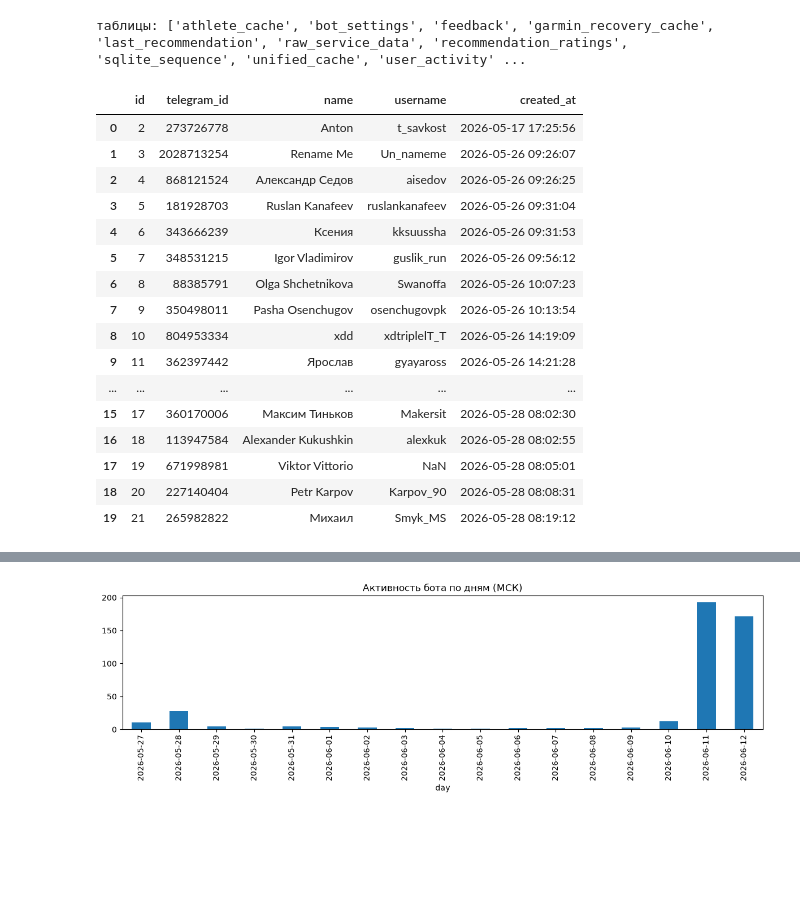
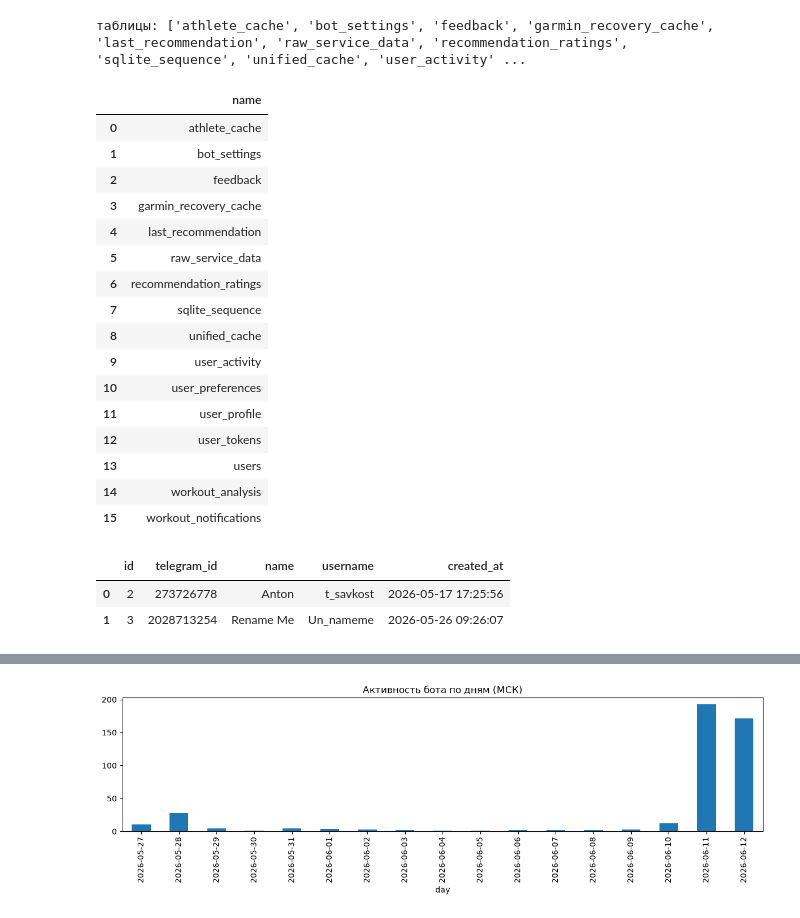
Before and after one commit to savkost-dev/running-bot, a Jupyter notebook: notebooks/start.ipynb, the cells around one changed output, grey strips where cells are left out. Cells and saved outputs as stored; diff of their text form; code cells hidden in the pictures; blank space fills up the shorter version.

```diff
--- a/notebooks/start.ipynb
+++ b/notebooks/start.ipynb
@@ -37,24 +47,30 @@ print("таблицы:", [r[0] for r in conn.execute(
     "SELECT name FROM sqlite_master WHERE type='table' ORDER BY name")])
 # %% [output]
 таблицы: ['athlete_cache', 'bot_settings', 'feedback', 'garmin_recovery_cache', 'last_recommendation', 'raw_service_data', 'recommendation_ratings', 'sqlite_sequence', 'unified_cache', 'user_activity' ...
+# %%
+pd.read_sql("SELECT name FROM sqlite_master WHERE type='table' ORDER BY name", conn)
+# %% [output]
+|  | name |
+| 0 | athlete_cache |
+| 1 | bot_settings |
+| 2 | feedback |
+| 3 | garmin_recovery_cache |
+| 4 | last_recommendation |
+| 5 | raw_service_data |
+| 6 | recommendation_ratings |
+| 7 | sqlite_sequence |
+| 8 | unified_cache |
+| 9 | user_activity |
+| 10 | user_preferences |
+| 11 | user_profile |
+| 12 | user_tokens |
+| 13 | users |
+| 14 | workout_analysis |
+| 15 | workout_notifications |
 # %%
 # Пример 1: юзеры
-pd.read_sql("SELECT * FROM users LIMIT 20", conn)
+pd.read_sql("SELECT * FROM users LIMIT 2", conn)
 # %% [output]
 |  | id | telegram_id | name | username | created_at |
 | 0 | 2 | 273726778 | Anton | t_savkost | 2026-05-17 17:25:56 |
 | 1 | 3 | 2028713254 | Rename Me | Un_nameme | 2026-05-26 09:26:07 |
-| 2 | 4 | 868121524 | Александр Седов | aisedov | 2026-05-26 09:26:25 |
-| 3 | 5 | 181928703 | Ruslan Kanafeev | ruslankanafeev | 2026-05-26 09:31:04 |
-| 4 | 6 | 343666239 | Ксения | kksuussha | 2026-05-26 09:31:53 |
-| 5 | 7 | 348531215 | Igor Vladimirov | guslik_run | 2026-05-26 09:56:12 |
-| 6 | 8 | 88385791 | Olga Shchetnikova | Swanoffa | 2026-05-26 10:07:23 |
-| 7 | 9 | 350498011 | Pasha Osenchugov | osenchugovpk | 2026-05-26 10:13:54 |
-| 8 | 10 | 804953334 | xdd | xdtriplelT_T | 2026-05-26 14:19:09 |
-| 9 | 11 | 362397442 | Ярослав | gyayaross | 2026-05-26 14:21:28 |
-| ... | ... | ... | ... | ... | ... |
-| 15 | 17 | 360170006 | Максим Тиньков | Makersit | 2026-05-28 08:02:30 |
-| 16 | 18 | 113947584 | Alexander Kukushkin | alexkuk | 2026-05-28 08:02:55 |
-| 17 | 19 | 671998981 | Viktor Vittorio | NaN | 2026-05-28 08:05:01 |
-| 18 | 20 | 227140404 | Petr Karpov | Karpov_90 | 2026-05-28 08:08:31 |
-| 19 | 21 | 265982822 | Михаил | Smyk_MS | 2026-05-28 08:19:12 |
```
Also changed, not shown: parts of 3 cells of this notebook, 10 other files.
